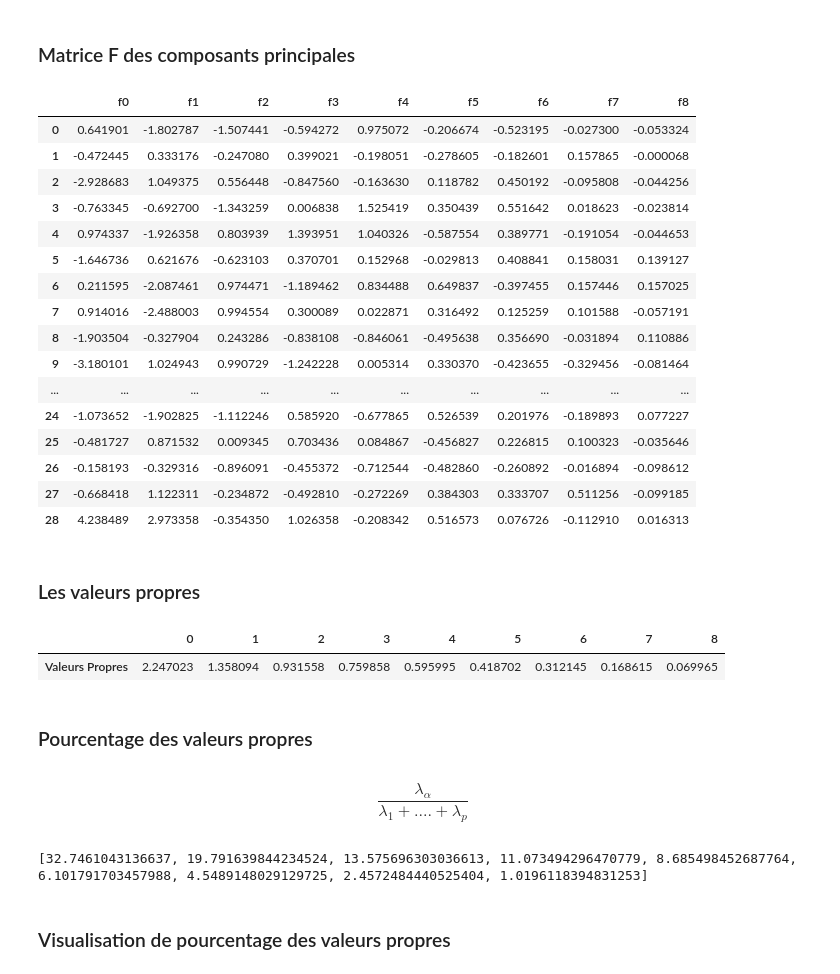
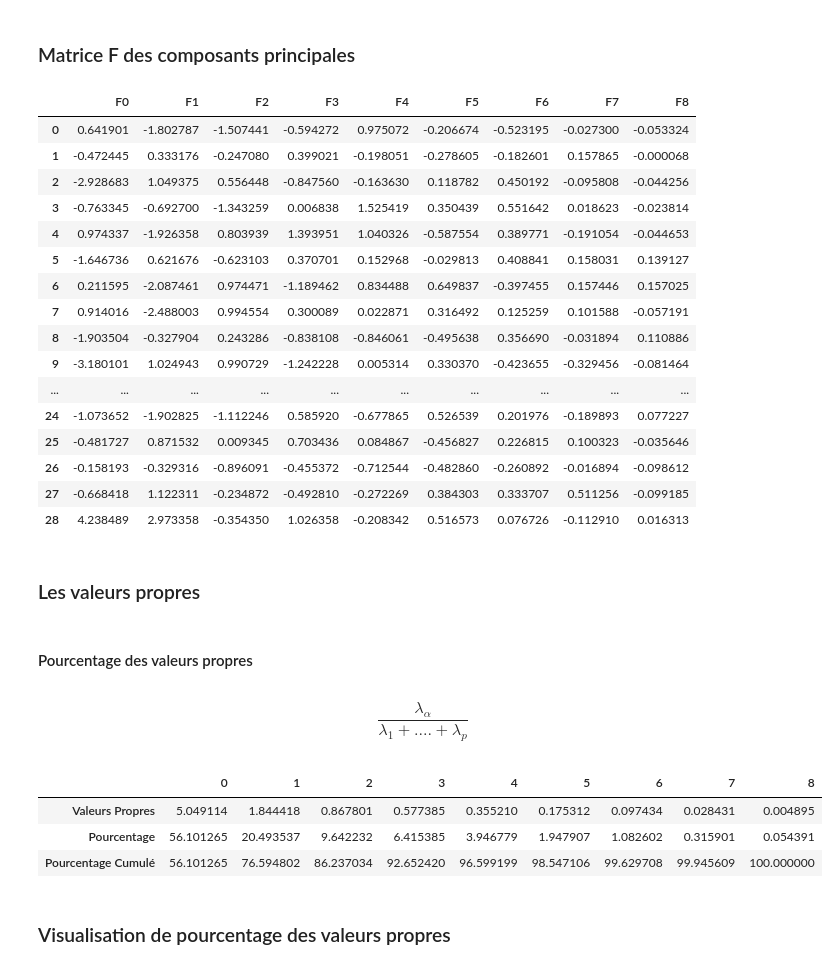
Before and after one commit to avx99/Hierarchical-Clustering-Project, a Jupyter notebook: Exemple_simple/Example_Classification_Hiérarchique.ipynb, the cells around one changed output. Drawn from its saved outputs; the diff is of its cells as text; code cells hidden in the pictures.

```diff
--- a/Exemple_simple/Example_Classification_Hiérarchique.ipynb
+++ b/Exemple_simple/Example_Classification_Hiérarchique.ipynb
@@ -153,9 +154,9 @@ acp = PCA()
 ### Matrice F des composants principales
 # %%
 F = acp.fit_transform(Z)
-pd.DataFrame(F, columns=["f"+str(i) for i in range(p)])
+pd.DataFrame(F, columns=["F"+str(i) for i in range(p)])
 # %% [output]
-|  | f0 | f1 | f2 | f3 | f4 | f5 | f6 | f7 | f8 |
+|  | F0 | F1 | F2 | F3 | F4 | F5 | F6 | F7 | F8 |
 | 0 | 0.641901 | -1.802787 | -1.507441 | -0.594272 | 0.975072 | -0.206674 | -0.523195 | -0.027300 | -0.053324 |
 | 1 | -0.472445 | 0.333176 | -0.247080 | 0.399021 | -0.198051 | -0.278605 | -0.182601 | 0.157865 | -0.000068 |
 | 2 | -2.928683 | 1.049375 | 0.556448 | -0.847560 | -0.163630 | 0.118782 | 0.450192 | -0.095808 | -0.044256 |
@@ -174,21 +175,28 @@ pd.DataFrame(F, columns=["f"+str(i) for i in range(p)])
 | 28 | 4.238489 | 2.973358 | -0.354350 | 1.026358 | -0.208342 | 0.516573 | 0.076726 | -0.112910 | 0.016313 |
 # %% [markdown]
 ### Les valeurs propres
-# %%
-valeur_propres = np.std(F,axis=0)
-pd.DataFrame({'Valeurs Propres':valeur_propres}).T
-# %% [output]
-|  | 0 | 1 | 2 | 3 | 4 | 5 | 6 | 7 | 8 |
-| Valeurs Propres | 2.247023 | 1.358094 | 0.931558 | 0.759858 | 0.595995 | 0.418702 | 0.312145 | 0.168615 | 0.069965 |
 # %% [markdown]
-### Pourcentage des valeurs propres
+#### Pourcentage des valeurs propres
 # %% [markdown]
 $$ \frac{\lambda_{\alpha}}{\lambda_{1}+....+ \lambda_{p}} $$
-# %%
-somme = sum(valeur_propres)
-pourcentage = [valeur_propres[i]*100/somme for i in range(p)]
-print(pourcentage)
-# %% [output]
-[32.7461043136637, 19.791639844234524, 13.575696303036613, 11.073494296470779, 8.685498452687764, 6.101791703457988, 4.5489148029129725, 2.4572484440525404, 1.0196118394831253]
+# %%
+valeur_propres = np.std(F,axis=0)**2
+
+# Calcule du pourcentage des valeur propre
+somme = sum(valeur_propres)
+pourcentage = [valeur_propres[i]*100/somme for i in range(p)]
+
+# Pourcentage cumulé
+pourcentage_cumule = np.cumsum(pourcentage)
+
+pd.DataFrame({'Valeurs Propres':valeur_propres,
+              'Pourcentage': pourcentage,
+              'Pourcentage Cumulé':pourcentage_cumule
+             }).T
+# %% [output]
+|  | 0 | 1 | 2 | 3 | 4 | 5 | 6 | 7 | 8 |
+| Valeurs Propres | 5.049114 | 1.844418 | 0.867801 | 0.577385 | 0.355210 | 0.175312 | 0.097434 | 0.028431 | 0.004895 |
+| Pourcentage | 56.101265 | 20.493537 | 9.642232 | 6.415385 | 3.946779 | 1.947907 | 1.082602 | 0.315901 | 0.054391 |
+| Pourcentage Cumulé | 56.101265 | 76.594802 | 86.237034 | 92.652420 | 96.599199 | 98.547106 | 99.629708 | 99.945609 | 100.000000 |
 # %% [markdown]
 ### Visualisation de pourcentage des valeurs propres
```
Also changed, not shown: parts of 15 cells of this notebook, 2 other files.
